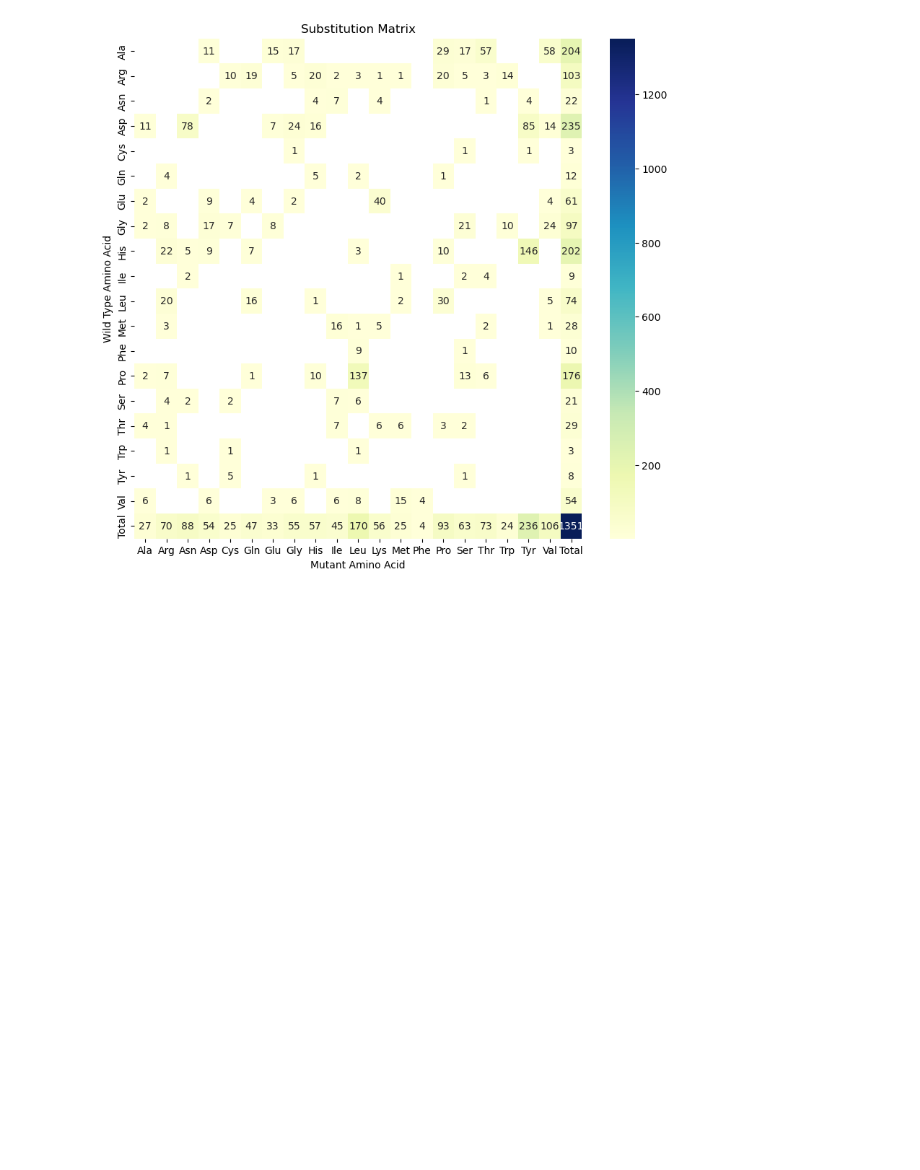
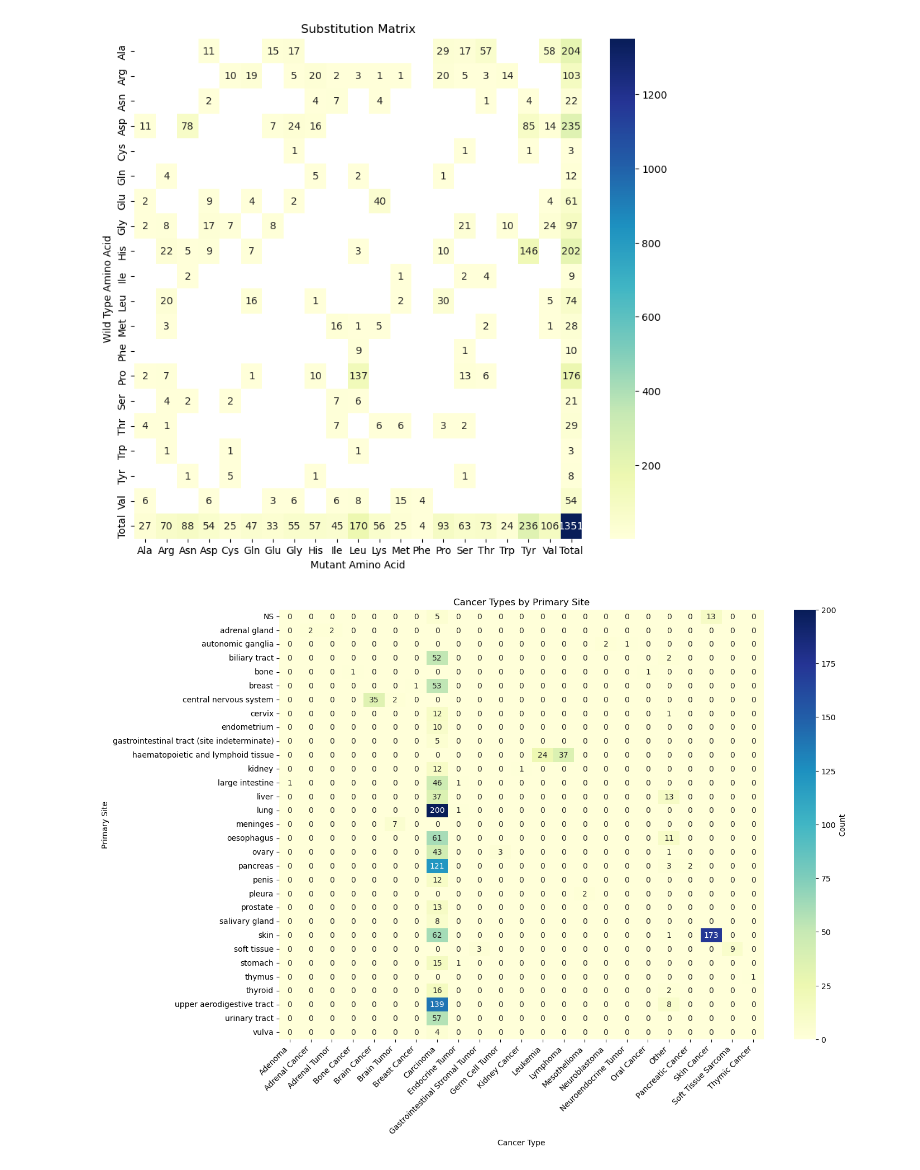
Before and after one commit to itsjustnilay/BIS_634-Cancer-Predictor, a Jupyter notebook: 2. Data Exploration and Visualization.ipynb, the cells around one changed output. Saved outputs shown, nothing was run; the diff lists cells and outputs as text; code cells hidden in the pictures; blank space fills up the shorter version.

```diff
--- a/2. Data Exploration and Visualization.ipynb
+++ b/2. Data Exploration and Visualization.ipynb
@@ -171,3 +171,15 @@ plt.ylabel('Wild Type Amino Acid')
 plt.show()
 # %% [output]
 [figure]
+# %%
+cross_tab = pd.crosstab(data['PRIMARY_SITE'], data['CANCER_TYPE'])
+
+plt.figure(figsize=(14, 10))
+sns.heatmap(cross_tab, annot=True, fmt='d', cmap='YlGnBu', cbar_kws={'label': 'Count'})
+plt.title('Cancer Types by Primary Site')
+plt.xlabel('Cancer Type')
+plt.ylabel('Primary Site')
+plt.xticks(rotation=45, ha='right')
+plt.show()
+# %% [output]
+[figure, added]
```
